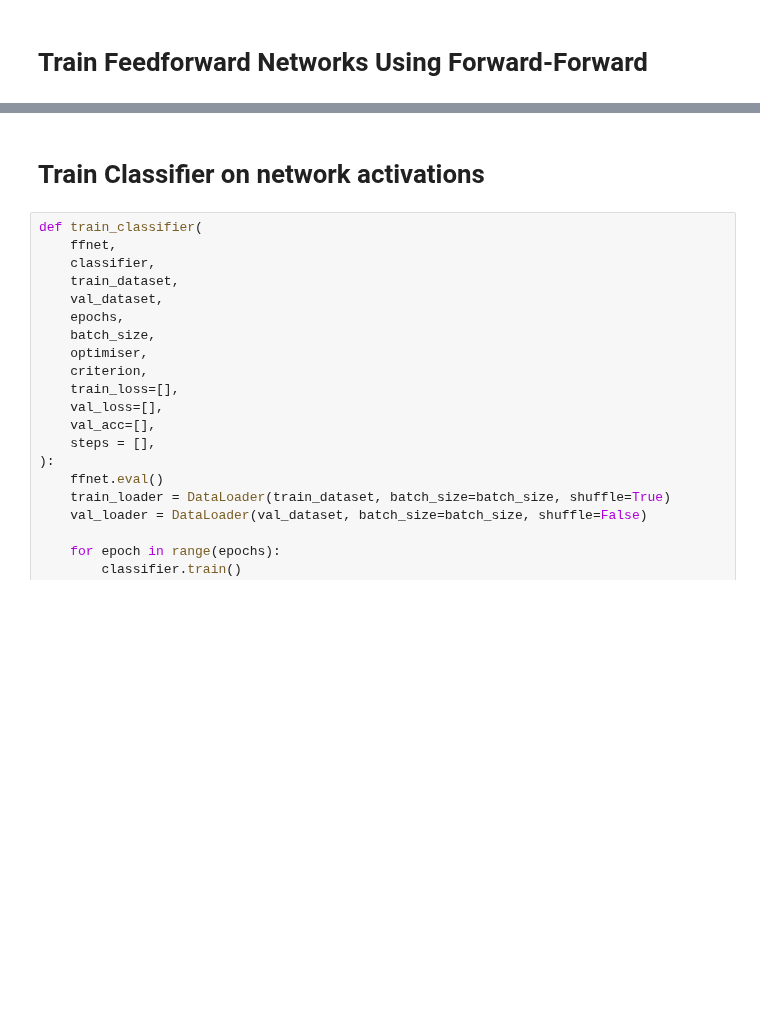
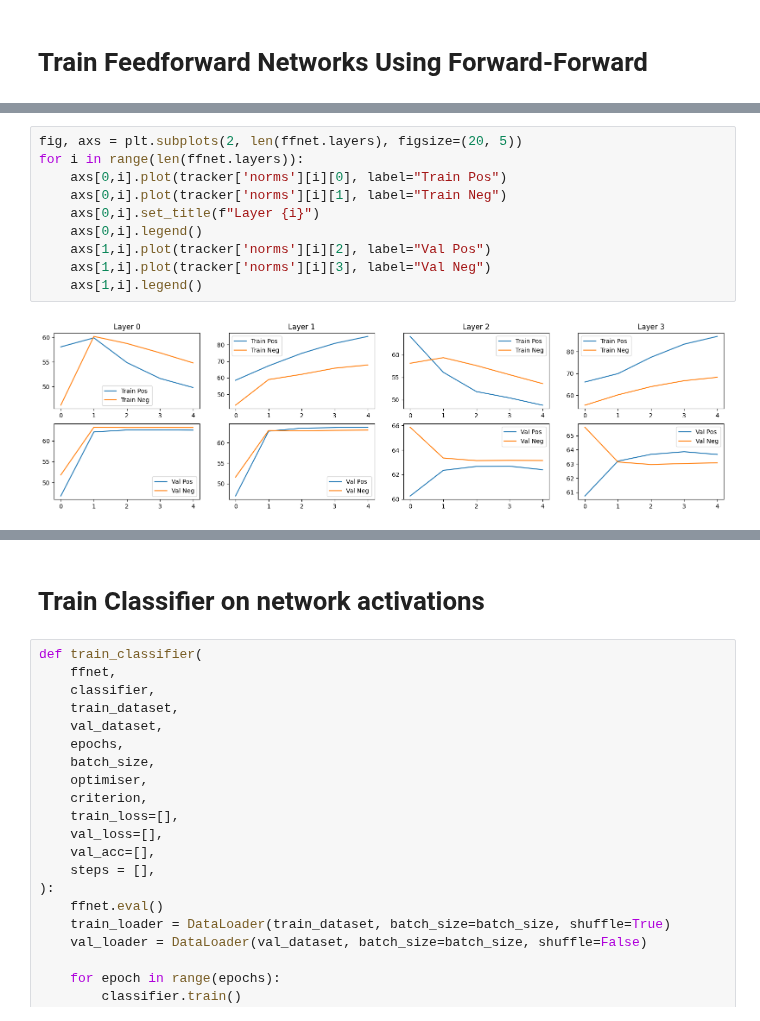
Before and after one commit to joeagriffith/ml-learning, a Jupyter notebook: Deep_Learning/Experimental/Forward_Forward/mnist.ipynb, the cells around one changed output, grey strips where cells are left out. Cells and saved outputs as stored; diff of their text form; blank space fills up the shorter version.

```diff
--- a/Deep_Learning/Experimental/Forward_Forward/mnist.ipynb
+++ b/Deep_Learning/Experimental/Forward_Forward/mnist.ipynb
@@ -115,0 +100,12 @@ for i, layer in enumerate(ffnet.layers):
+# %%
+fig, axs = plt.subplots(2, len(ffnet.layers), figsize=(20, 5))
+for i in range(len(ffnet.layers)):
+    axs[0,i].plot(tracker['norms'][i][0], label="Train Pos")
+    axs[0,i].plot(tracker['norms'][i][1], label="Train Neg")
+    axs[0,i].set_title(f"Layer {i}")
+    axs[0,i].legend()
+    axs[1,i].plot(tracker['norms'][i][2], label="Val Pos")
+    axs[1,i].plot(tracker['norms'][i][3], label="Val Neg")
+    axs[1,i].legend()
+# %% [output]
+[figure, added]
```
Also changed, not shown: parts of 5 cells of this notebook, 1 other file.
